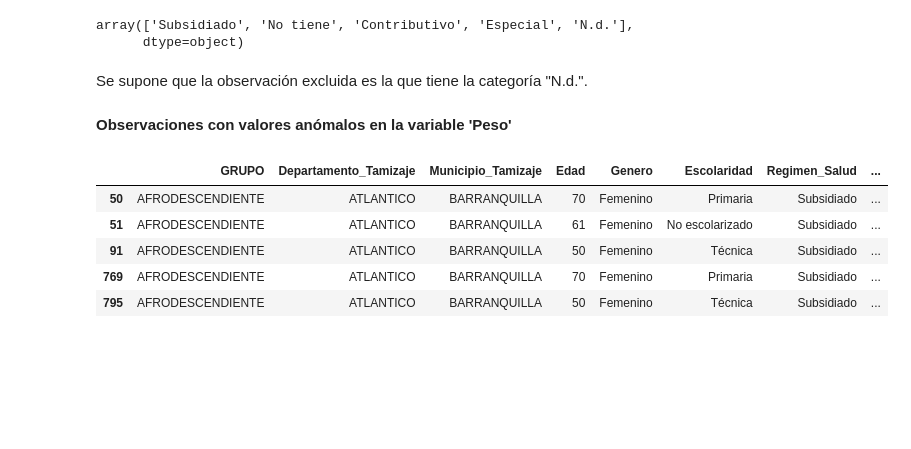
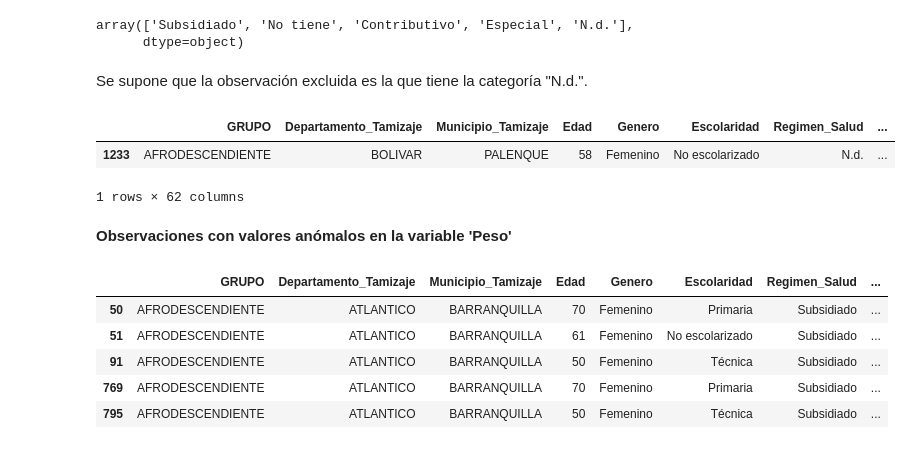
Before and after one commit to Maan0322/ERC_DATOS_MANUESCRITO, a Jupyter notebook: _sources/erc_afro.ipynb, the cells around one changed output. Cells and saved outputs as stored; diff of their text form; code cells hidden in the pictures; blank space fills up the shorter version.

```diff
--- a/_sources/erc_afro.ipynb
+++ b/_sources/erc_afro.ipynb
@@ -561,6 +579,12 @@ array(['Subsidiado', 'No tiene', 'Contributivo', 'Especial', 'N.d.'],
       dtype=object)
 # %% [markdown]
 Se supone que la observación excluida es la que tiene la categoría "N.d.".
+# %%
+df[df["Regimen_Salud"]=="N.d."]
+# %% [output]
+|  | GRUPO | Departamento_Tamizaje | Municipio_Tamizaje | Edad | Genero | Escolaridad | Regimen_Salud | ... |
+| 1233 | AFRODESCENDIENTE | BOLIVAR | PALENQUE | 58 | Femenino | No escolarizado | N.d. | ... |
+1 rows × 62 columns
 # %% [markdown]
 **Observaciones con valores anómalos en la variable 'Peso'**
 # %%
```
Also changed, not shown: parts of 18 cells of this notebook, 3 other files.
